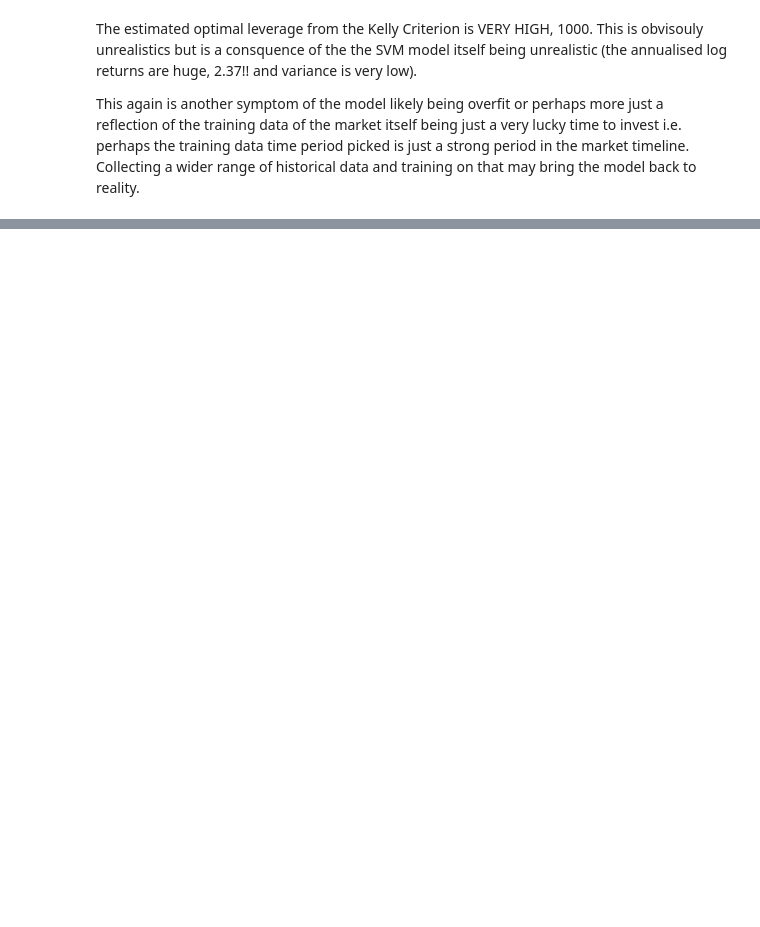
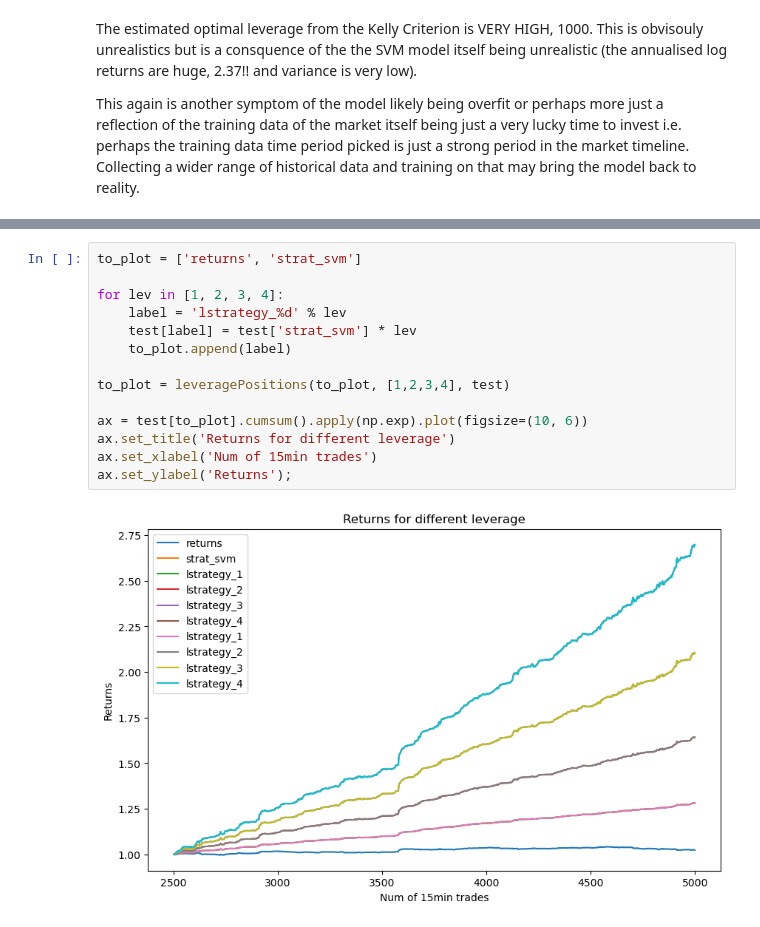
Before and after one commit to ed-roberts-github/trading_classifier, a Jupyter notebook: SVM_model.ipynb, the cells around one changed output, grey strips where cells are left out. Drawn from its saved outputs; the diff is of its cells as text; blank space fills up the shorter version.

```diff
--- a/SVM_model.ipynb
+++ b/SVM_model.ipynb
@@ -250,0 +264,16 @@ dtype: float64
+# %%
+to_plot = ['returns', 'strat_svm']
+
+for lev in [1, 2, 3, 4]:
+    label = 'lstrategy_%d' % lev
+    test[label] = test['strat_svm'] * lev
+    to_plot.append(label)
+
+to_plot = leveragePositions(to_plot, [1,2,3,4], test)
+
+ax = test[to_plot].cumsum().apply(np.exp).plot(figsize=(10, 6))
+ax.set_title('Returns for different leverage')
+ax.set_xlabel('Num of 15min trades')
+ax.set_ylabel('Returns');
+# %% [output]
+[figure, added]
```
Also changed, not shown: parts of 29 cells of this notebook, 1 other file.
